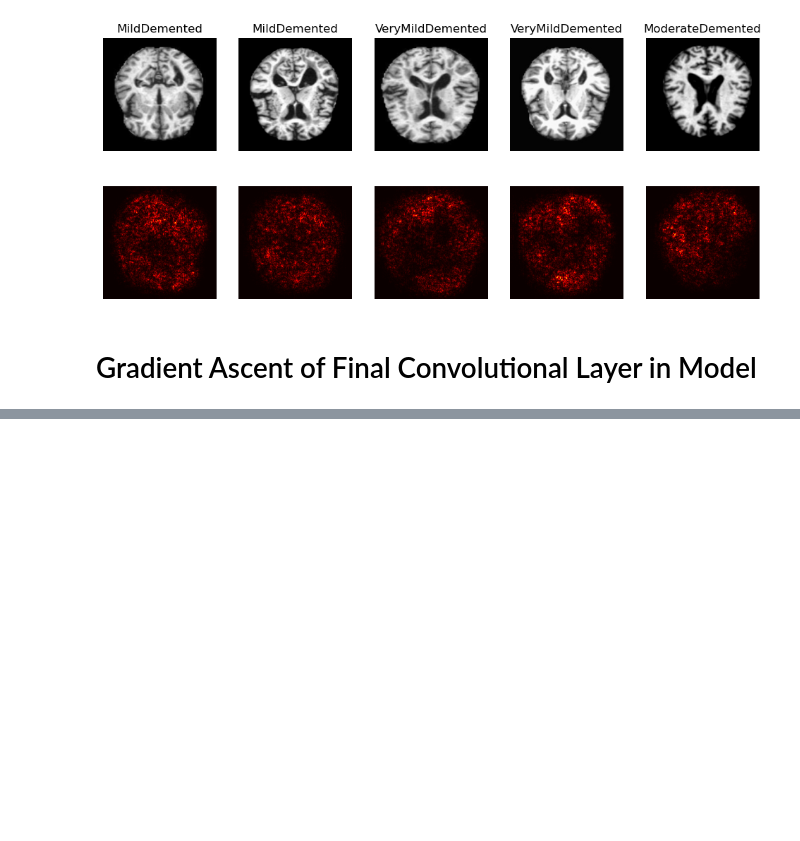
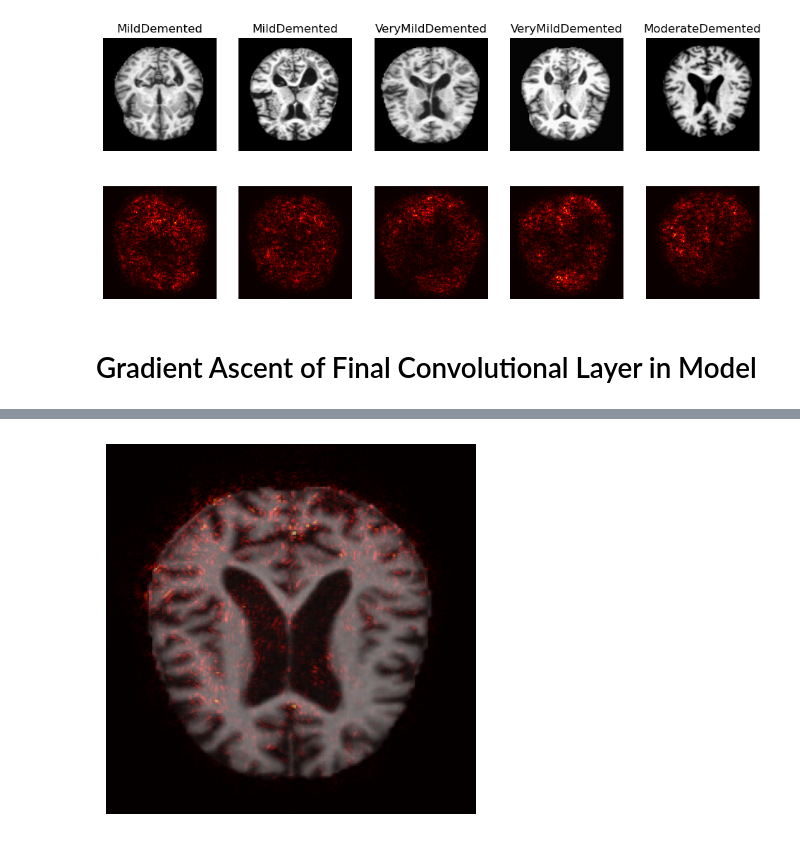
Before and after one commit to benrandoing20/229FinalProjct, a Jupyter notebook: CNN/preprocessing-resnet18-more_epochs_with_Adamprop_only.ipynb, the cells around one changed output, grey strips where cells are left out. Drawn from its saved outputs; the diff is of its cells as text; code cells hidden in the pictures; blank space fills up the shorter version.

Commit message:
Implemnt Guided Backprop or Saliency map Overlay

```diff
--- a/CNN/preprocessing-resnet18-more_epochs_with_Adamprop_only.ipynb
+++ b/CNN/preprocessing-resnet18-more_epochs_with_Adamprop_only.ipynb
@@ -377,0 +394,37 @@ for filter_index in range(5):#range(num_filters):
+# %%
+def guided_backprop(model, images, target_class):
+    replace_relu_with_guidedrelu(model)
+
+    model.eval()
+
+    images.requires_grad_()
+    outputs = model(images)
+
+    model.zero_grad()
+
+    one_hot_output = torch.zeros_like(outputs)
+    one_hot_output[:, target_class] = 1
+
+    outputs.backward(gradient=one_hot_output)
+
+    saliency = images.grad.abs()
+    return saliency
+# %%
+import numpy as np
+
+def overlay_saliency_map(original_image, saliency_map, alpha=0.5):
+    saliency_map = (saliency_map - np.min(saliency_map)) / (np.max(saliency_map) - np.min(saliency_map))
+
+    cmap = plt.get_cmap('hot')
+
+    saliency_colored = cmap(saliency_map)
+
+    # Overlay the saliency map on the original image
+    plt.imshow(original_image, cmap='gray')
+    plt.imshow(saliency_colored, alpha=alpha)  # alpha controls the transparency
+    plt.axis('off')
+    plt.show()
+# %%
+images, _ = next(iter(train_loader))  # Get a batch of images
+target_class = 1  # Class you want to visualize
+saliency = guided_backprop(model, images, target_class)
@@ -377,0 +436,5 @@ for filter_index in range(5):#range(num_filters):
+# %%
+overlay_saliency_map(images[3].detach().numpy()[0], saliency[3].squeeze()
+                     .detach().numpy()[0])
+# %% [output]
+[figure, added]
```
Also changed, not shown: parts of 5 cells of this notebook.
